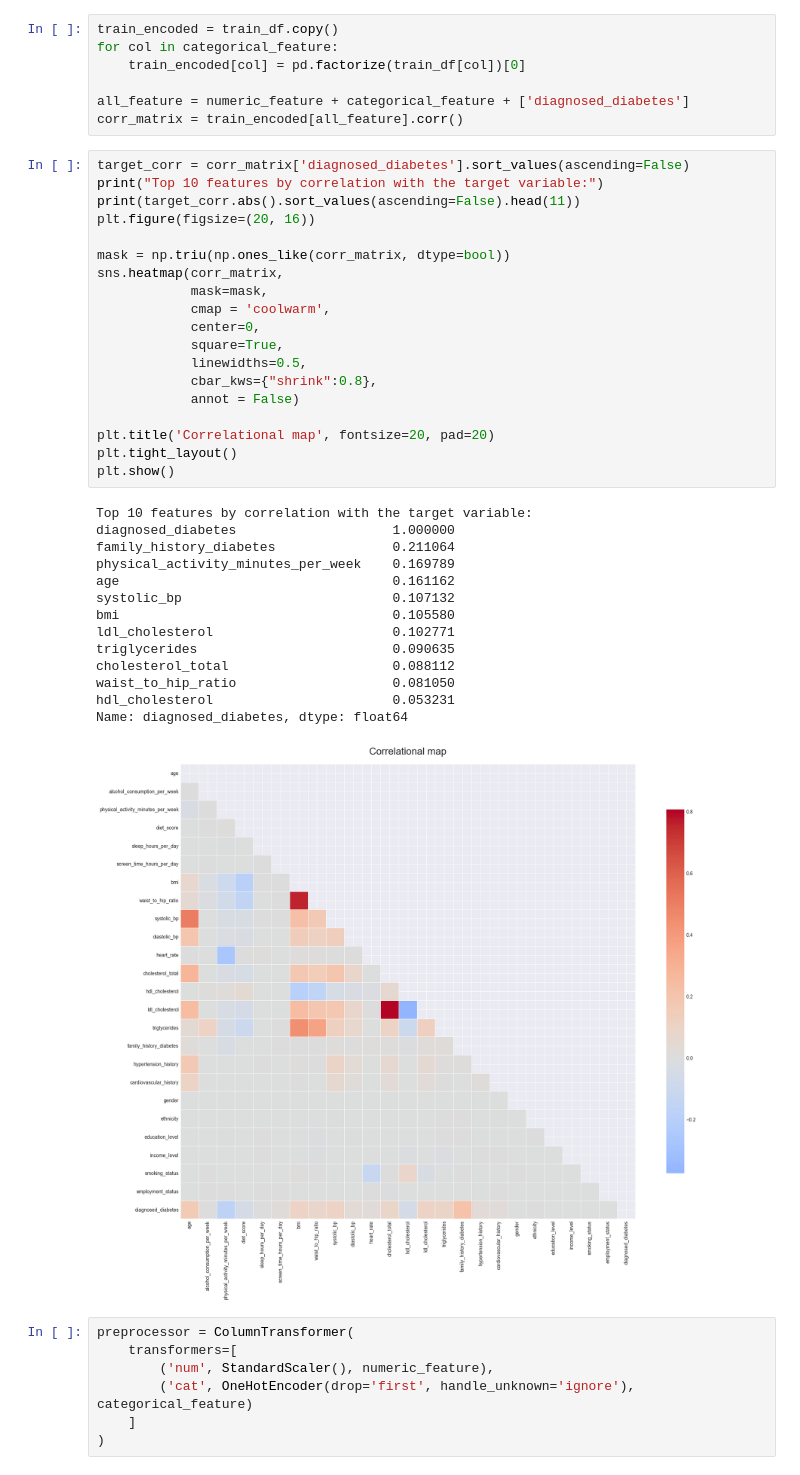
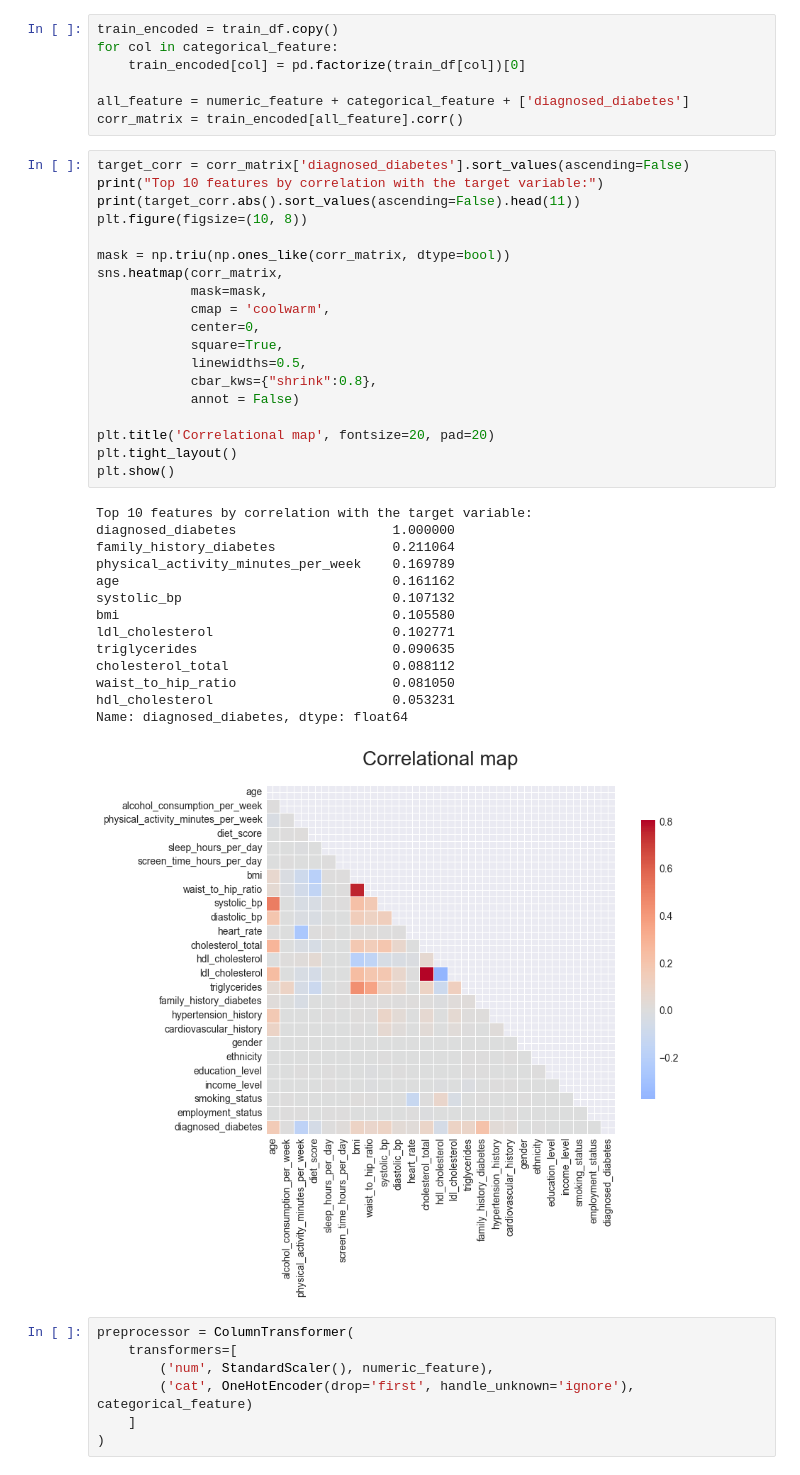
Before and after one commit to Epixxs/machine-learning, a Jupyter notebook: notebooks/diabetes-prediction/diabetes-pred.ipynb, the cells around one changed output. Cells and saved outputs as stored; diff of their text form.

```diff
--- a/notebooks/diabetes-prediction/diabetes-pred.ipynb
+++ b/notebooks/diabetes-prediction/diabetes-pred.ipynb
@@ -73,36 +73,36 @@ corr_matrix = train_encoded[all_feature].corr()
 target_corr = corr_matrix['diagnosed_diabetes'].sort_values(ascending=False)
 print("Top 10 features by correlation with the target variable:")
 print(target_corr.abs().sort_values(ascending=False).head(11))
-plt.figure(figsize=(20, 16))
+plt.figure(figsize=(10, 8))
 
 mask = np.triu(np.ones_like(corr_matrix, dtype=bool))
 sns.heatmap(corr_matrix,
             mask=mask,
             cmap = 'coolwarm',
             center=0,
             square=True,
             linewidths=0.5,
             cbar_kws={"shrink":0.8},
             annot = False)
 
 plt.title('Correlational map', fontsize=20, pad=20)
 plt.tight_layout()
 plt.show()
 # %% [output]
 Top 10 features by correlation with the target variable:
 diagnosed_diabetes                    1.000000
 family_history_diabetes               0.211064
 physical_activity_minutes_per_week    0.169789
 age                                   0.161162
 systolic_bp                           0.107132
 bmi                                   0.105580
 ldl_cholesterol                       0.102771
 triglycerides                         0.090635
 cholesterol_total                     0.088112
 waist_to_hip_ratio                    0.081050
 hdl_cholesterol                       0.053231
 Name: diagnosed_diabetes, dtype: float64
-[figure, old version]
+[figure, new version]
 # %%
 preprocessor = ColumnTransformer(
     transformers=[
```
Also changed, not shown: parts of 13 cells of this notebook, 10 other files.
